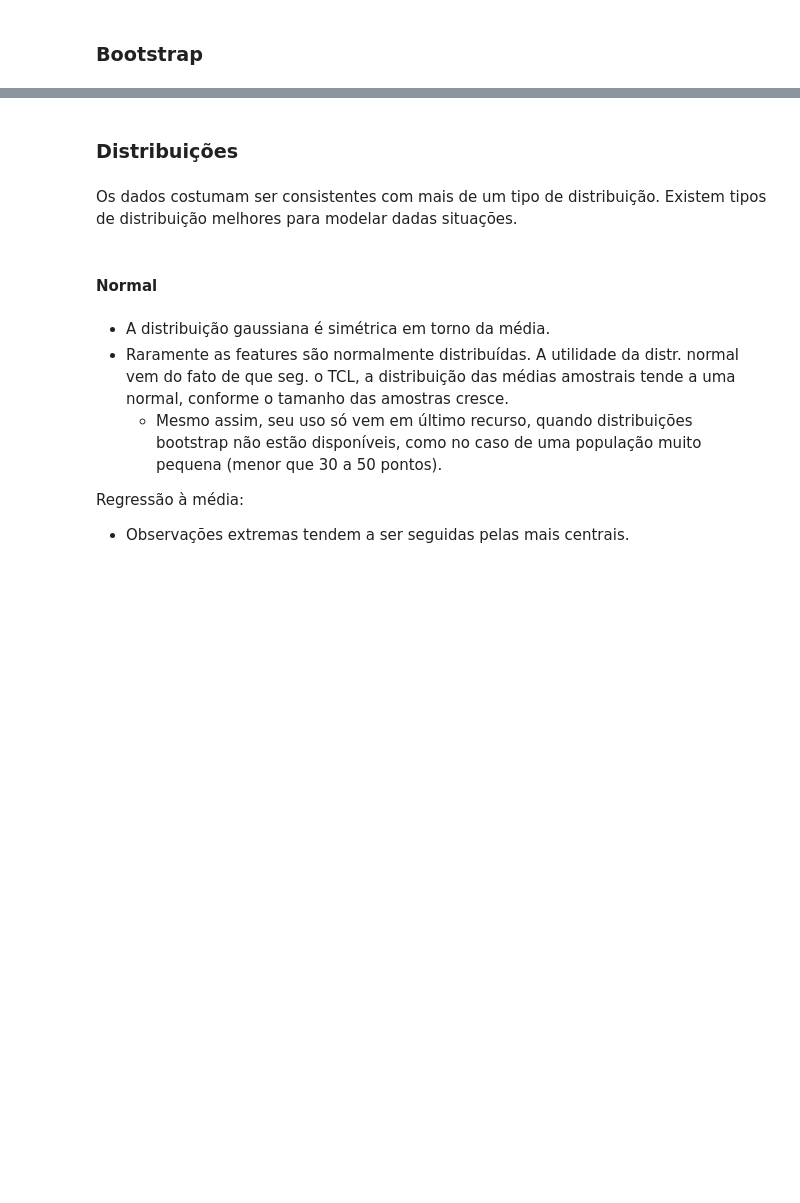
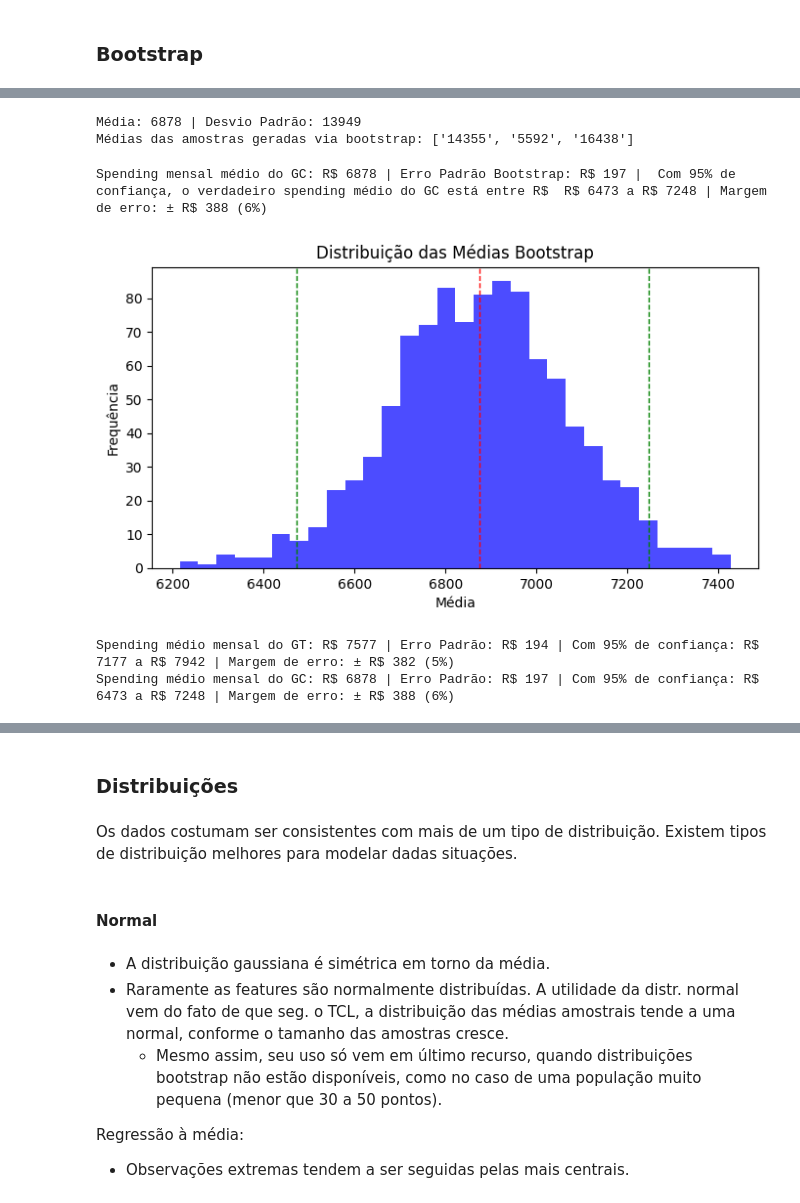
Before and after one commit to nortonvanz/Fundamentals, a Jupyter notebook: Statistic.ipynb, the cells around one changed output, grey strips where cells are left out. Saved outputs shown, nothing was run; the diff lists cells and outputs as text; code cells hidden in the pictures; blank space fills up the shorter version.

```diff
--- a/Statistic.ipynb
+++ b/Statistic.ipynb
@@ -1059,0 +945,44 @@ Poderia também utilizar o teste t, ao invés do bootstrap aqui, mas ele tem a n
+# %%
+#Criar GC Sintético, simulando um spending mensal médio.
+# gerar amostra aleatória (seed fixo) de 1000 pontos normalmente distribuídos, com média 50 e desvio padrão 10.
+np.random.seed(42)
+gc_data = np.random.normal(size=5000, loc=6800, scale=14000) #gera amostra normal de tamanho 'size', média 'loc' e std 'scale'
+print(f"Média: {round(np.mean(gc_data))} | Desvio Padrão: {round(np.std(gc_data))}") #sendo uma normal, 68% dos pontos está há 1 std da média
+print(f"Médias das amostras geradas via bootstrap: { [f'{x:.0f}' for x in gt_data[:3]] }")
+# %% [output]
+Média: 6878 | Desvio Padrão: 13949
+Médias das amostras geradas via bootstrap: ['14355', '5592', '16438']
+# %%
+# Calcula bootstrap:
+gc_bts = bootstrap((gc_data,), np.mean, n_resamples=1000, random_state=98, method='percentile')
+# Calcula o erro padrão:
+gc_standard_error = gc_bts.standard_error
+#Calcula o intervalo de confiança:
+gc_conf_interval = gc_bts.confidence_interval
+#Calcula a margem de erro:
+gc_margim_of_error = (gc_conf_interval.high - gc_conf_interval.low) / 2
+gc_margim_of_error_perc = round((gc_margim_of_error / np.mean(gc_data)) * 100)
+# Resultados gerais:
+print(f"Spending mensal médio do GC: R$ {round(np.mean(gc_data))} | Erro Padrão Bootstrap: R$ {round(gc_standard_error)} |  Com 95% de confiança, o verdadeiro spending médio do GC está entre R$  R$ {round(gc_conf_interval.low)} a R$ {round(gc_conf_interval.high)} | Margem de erro: ± R$ {round(gc_margim_of_error)} ({gc_margim_of_error_perc}%)")
+# %% [output]
+Spending mensal médio do GC: R$ 6878 | Erro Padrão Bootstrap: R$ 197 |  Com 95% de confiança, o verdadeiro spending médio do GC está entre R$  R$ 6473 a R$ 7248 | Margem de erro: ± R$ 388 (6%)
+# %%
+# Visualizando a distribuição das médias bootstrap:
+plt.figure(figsize=(8, 4))
+plt.hist(gc_bts.bootstrap_distribution, bins=30, alpha=0.7, color='blue')
+plt.axvline(np.mean(gc_bts.bootstrap_distribution), color='red', linestyle='dashed', linewidth=1)
+plt.axvline(gc_conf_interval.low, color='green', linestyle='dashed', linewidth=1)
+plt.axvline(gc_conf_interval.high, color='green', linestyle='dashed', linewidth=1)
+plt.title('Distribuição das Médias Bootstrap')
+plt.xlabel('Média')
+plt.ylabel('Frequência')
+plt.show()
+# %% [output]
+[figure, added]
+# %%
+#Comparação entre GT e GC:
+print(f"Spending médio mensal do GT: R$ {round(np.mean(gt_data))} | Erro Padrão: R$ {round(gt_standard_error)} | Com 95% de confiança: R$ {round(gt_conf_interval.low)} a R$ {round(gt_conf_interval.high)} | Margem de erro: ± R$ {round(gt_margim_of_error)} ({gt_margim_of_error_perc}%)")
+print(f"Spending médio mensal do GC: R$ {round(np.mean(gc_data))} | Erro Padrão: R$ {round(gc_standard_error)} | Com 95% de confiança: R$ {round(gc_conf_interval.low)} a R$ {round(gc_conf_interval.high)} | Margem de erro: ± R$ {round(gc_margim_of_error)} ({gc_margim_of_error_perc}%)")
+# %% [output]
+Spending médio mensal do GT: R$ 7577 | Erro Padrão: R$ 194 | Com 95% de confiança: R$ 7177 a R$ 7942 | Margem de erro: ± R$ 382 (5%)
+Spending médio mensal do GC: R$ 6878 | Erro Padrão: R$ 197 | Com 95% de confiança: R$ 6473 a R$ 7248 | Margem de erro: ± R$ 388 (6%)
```
Also changed, not shown: parts of 35 cells of this notebook.
